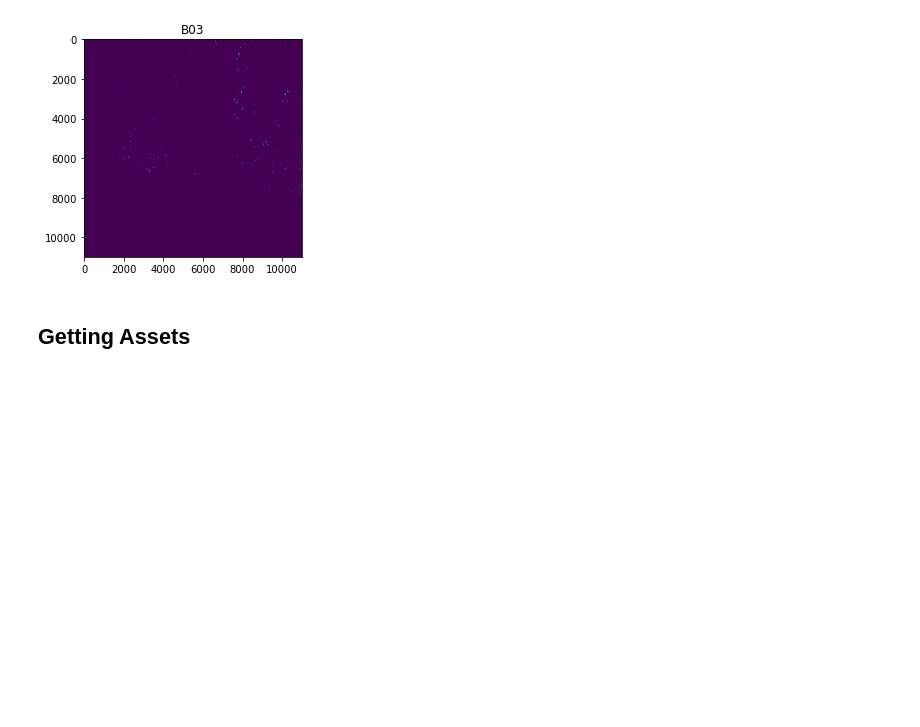
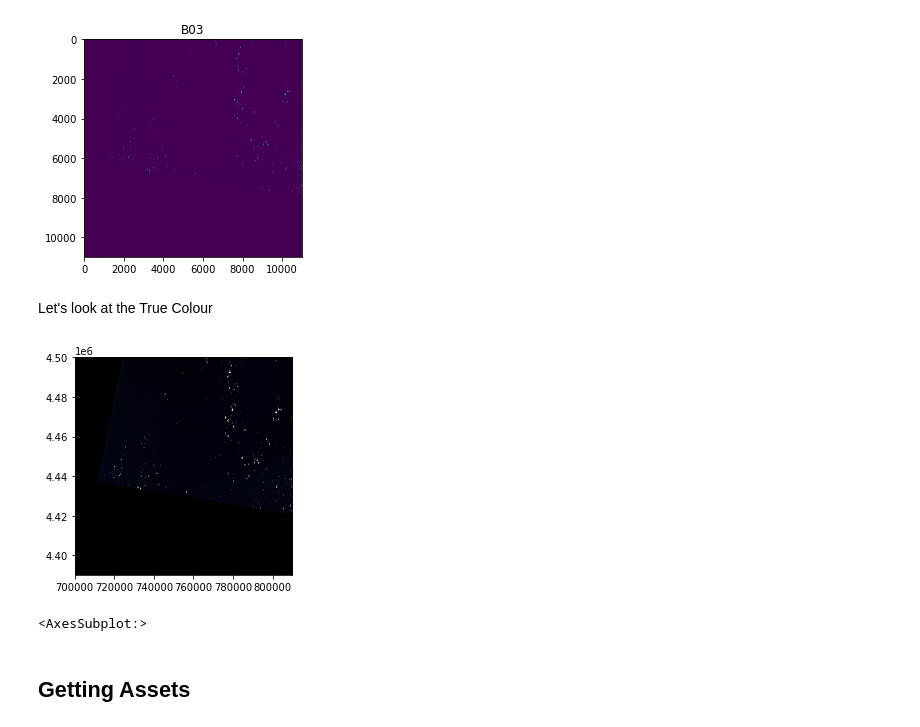
Before and after one commit to yeelauren/stac-tutorials, a Jupyter notebook: Find_STAC_Imagery.ipynb, the cells around one changed output. Saved outputs shown, nothing was run; the diff lists cells and outputs as text; code cells hidden in the pictures; blank space fills up the shorter version.

```diff
--- a/Find_STAC_Imagery.ipynb
+++ b/Find_STAC_Imagery.ipynb
@@ -290,6 +290,15 @@ plt.title('B03')
 plt.show()
 # %% [output]
 [figure]
+# %% [markdown]
+Let's look at the True Colour
+# %%
+from rasterio.plot import show
+true_colour = rasterio.open(selected_item.assets["visual"].href)
+show(true_colour)
+# %% [output]
+[figure, added]
+<AxesSubplot:>
 # %% [markdown]
 ## Getting Assets
 # %%
```
Also changed, not shown: parts of 14 cells of this notebook.
